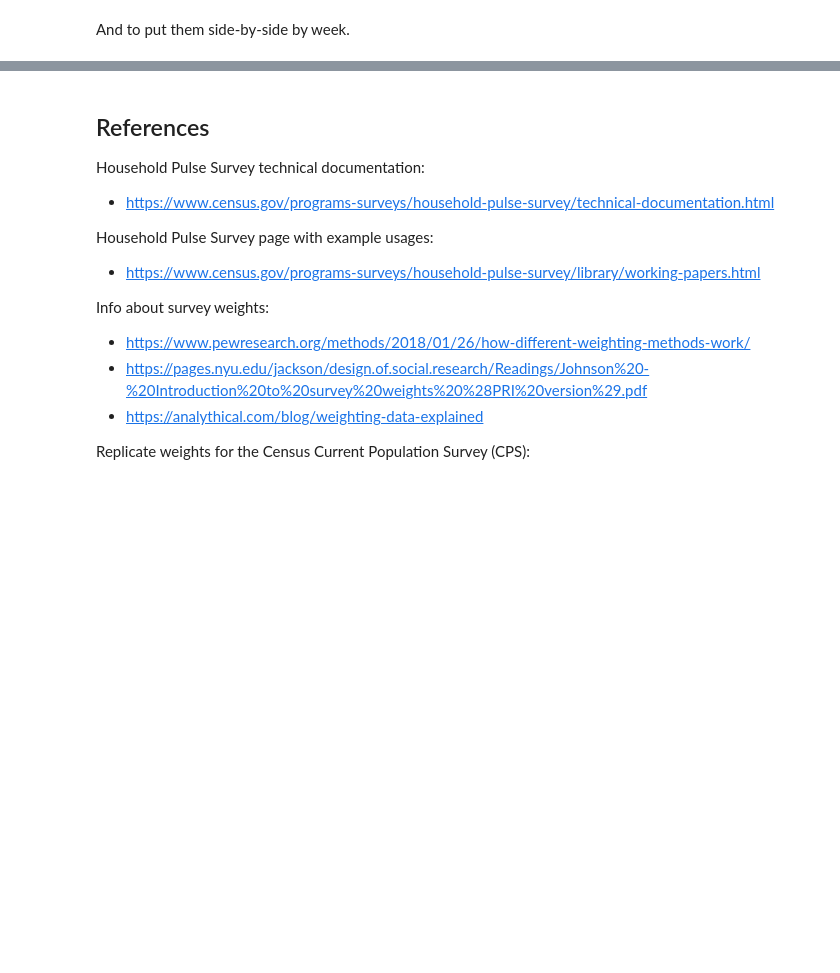
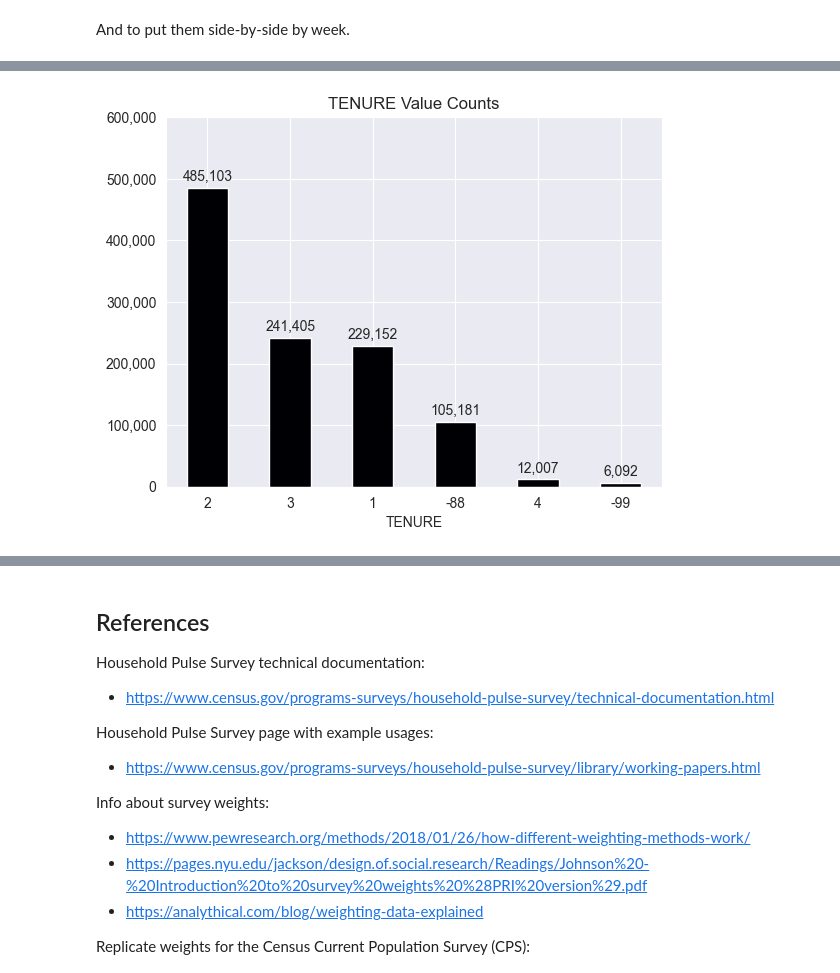
Before and after one commit to jhleakakos/msds-unsupervised-learning-final, a Jupyter notebook: even_more_surveys.ipynb, the cells around one changed output, grey strips where cells are left out. Saved outputs shown, nothing was run; the diff lists cells and outputs as text; code cells hidden in the pictures; blank space fills up the shorter version.

```diff
--- a/even_more_surveys.ipynb
+++ b/even_more_surveys.ipynb
@@ -602,0 +644,10 @@ df_no_work
+# %%
+df.drop(columns=[
+    'RSNNOWRK'
+    , 'UNEMPPAY'
+    ]
+    , axis=1
+    , inplace=True
+)
+
+show_me_99_98()
@@ -602,0 +678,19 @@ df_no_work
+# %%
+ax = df['TENURE'].value_counts().plot(
+    kind='bar'
+    , title='TENURE Value Counts'
+    , rot=0
+    , xlabel=None
+    , cmap='magma'
+);
+ax.bar_label(
+    ax.containers[0]
+    , fmt='{:,.0f}'
+    , padding=3
+);
+# matplotlib throws a warning if you do not set the axis label values before then reformatting the labels,
+# so this line addresses that issue and quiets the warning
+ax.set_yticks(ax.get_yticks())
+ax.set_yticklabels([f'{x:,.0f}' for x in ax.get_yticks()]);
+# %% [output]
+[figure, added]
```
Also changed, not shown: parts of 15 cells of this notebook.
